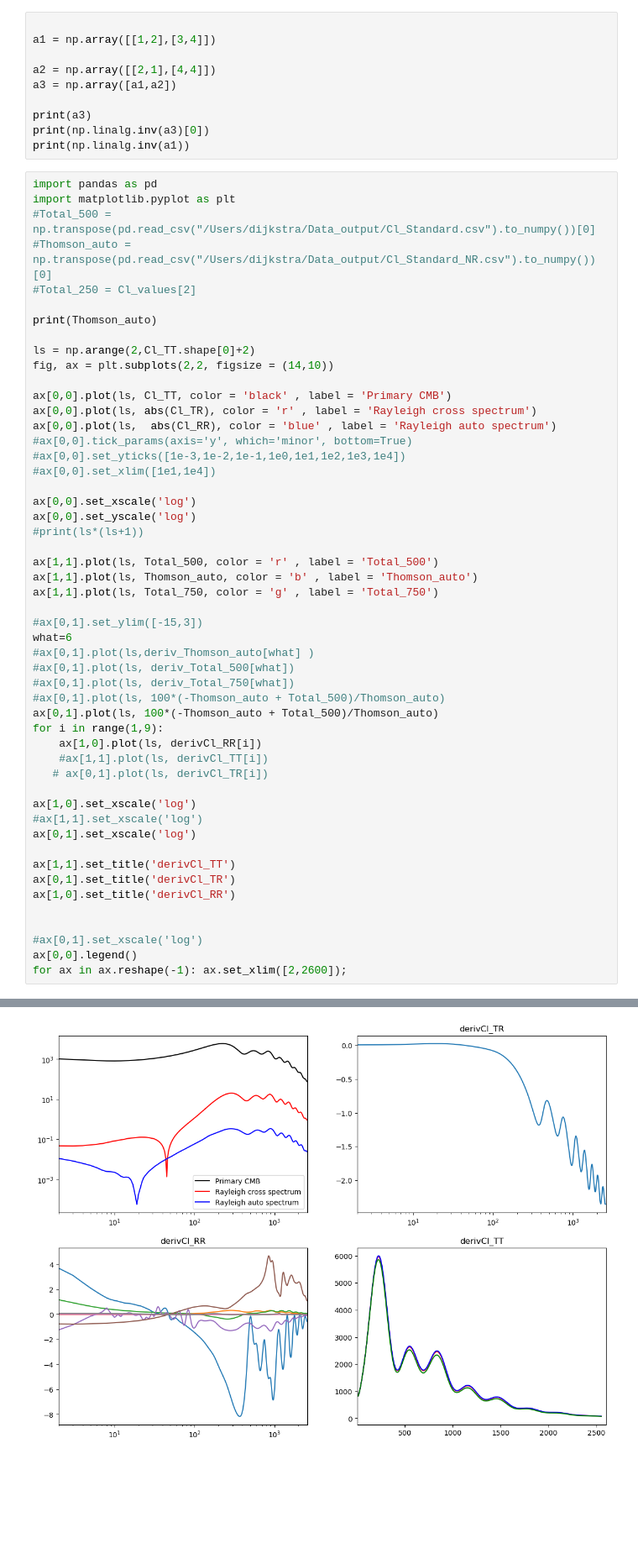
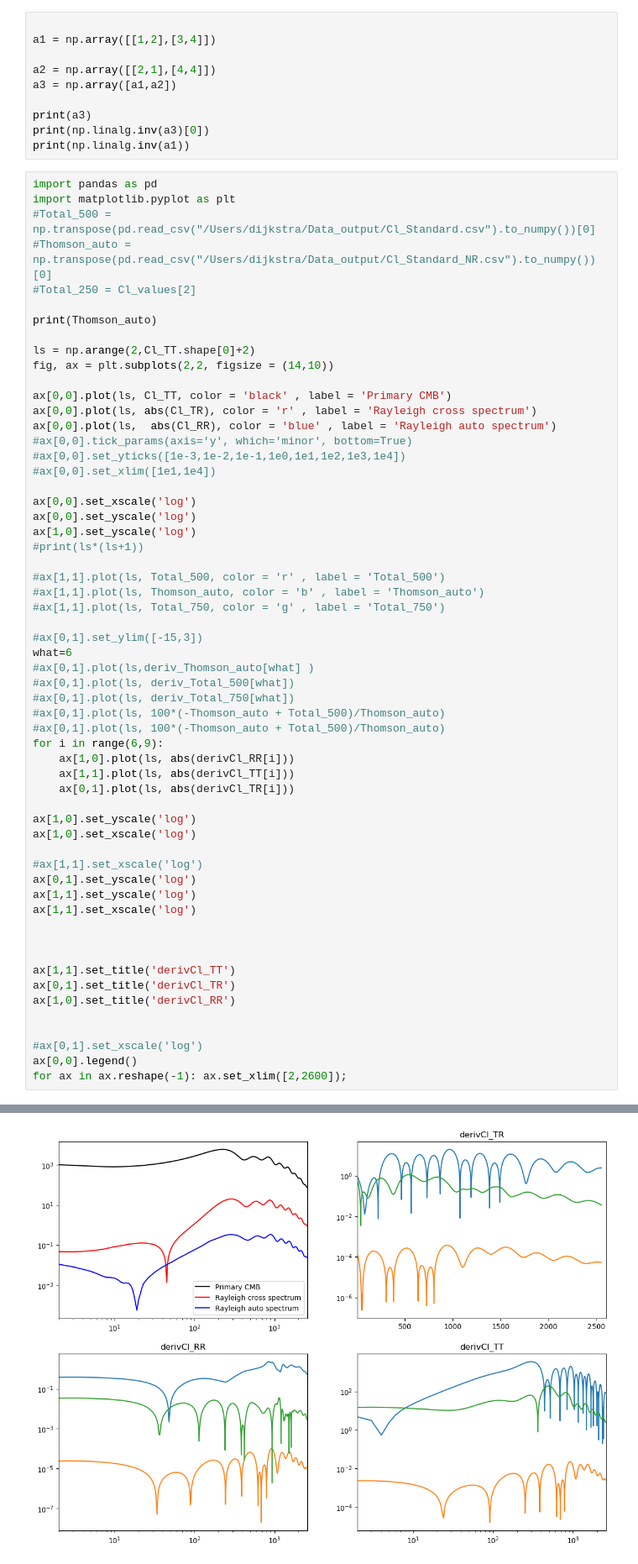
Before and after one commit to Jeffrey445/Fisher-forecasts, a Jupyter notebook: Fisher forecasts code.ipynb, the cells around one changed output, grey strips where cells are left out. Shown at 84% size. Drawn from its saved outputs; the diff is of its cells as text; blank space fills up the shorter version.

```diff
--- a/Fisher forecasts code.ipynb
+++ b/Fisher forecasts code.ipynb
@@ -175,43 +194,50 @@ ax[0,0].plot(ls,  abs(Cl_RR), color = 'blue' , label = 'Rayleigh auto spectrum')
 #ax[0,0].tick_params(axis='y', which='minor', bottom=True)
 #ax[0,0].set_yticks([1e-3,1e-2,1e-1,1e0,1e1,1e2,1e3,1e4])
 #ax[0,0].set_xlim([1e1,1e4])
 
 ax[0,0].set_xscale('log')
 ax[0,0].set_yscale('log')
+ax[1,0].set_yscale('log')
 #print(ls*(ls+1))
 
-ax[1,1].plot(ls, Total_500, color = 'r' , label = 'Total_500')
-ax[1,1].plot(ls, Thomson_auto, color = 'b' , label = 'Thomson_auto')
-ax[1,1].plot(ls, Total_750, color = 'g' , label = 'Total_750')
+#ax[1,1].plot(ls, Total_500, color = 'r' , label = 'Total_500')
+#ax[1,1].plot(ls, Thomson_auto, color = 'b' , label = 'Thomson_auto')
+#ax[1,1].plot(ls, Total_750, color = 'g' , label = 'Total_750')
 
 #ax[0,1].set_ylim([-15,3])
 what=6
 #ax[0,1].plot(ls,deriv_Thomson_auto[what] )
 #ax[0,1].plot(ls, deriv_Total_500[what])
 #ax[0,1].plot(ls, deriv_Total_750[what])
 #ax[0,1].plot(ls, 100*(-Thomson_auto + Total_500)/Thomson_auto)
-ax[0,1].plot(ls, 100*(-Thomson_auto + Total_500)/Thomson_auto)
-for i in range(1,9):
-    ax[1,0].plot(ls, derivCl_RR[i])
-    #ax[1,1].plot(ls, derivCl_TT[i])
-   # ax[0,1].plot(ls, derivCl_TR[i])
+#ax[0,1].plot(ls, 100*(-Thomson_auto + Total_500)/Thomson_auto)
+for i in range(6,9):
+    ax[1,0].plot(ls, abs(derivCl_RR[i]))
+    ax[1,1].plot(ls, abs(derivCl_TT[i]))
+    ax[0,1].plot(ls, abs(derivCl_TR[i]))
 
+ax[1,0].set_yscale('log')
 ax[1,0].set_xscale('log')
+
 #ax[1,1].set_xscale('log')
-ax[0,1].set_xscale('log')
+ax[0,1].set_yscale('log')
+ax[1,1].set_yscale('log')
+ax[1,1].set_xscale('log')
+
+
 
 ax[1,1].set_title('derivCl_TT')
 ax[0,1].set_title('derivCl_TR')
 ax[1,0].set_title('derivCl_RR')
 
 
 #ax[0,1].set_xscale('log')
 ax[0,0].legend()
 for ax in ax.reshape(-1): ax.set_xlim([2,2600]);
 # %% [output]
 [1023.05259455  968.73101932  916.6991308  ...   76.75429922   76.52000811
    76.28641634]
-[figure, old version]
+[figure, new version]
 # %%
 import pandas as pd
 import numpy as np
```
Also changed, not shown: parts of 6 cells of this notebook.
